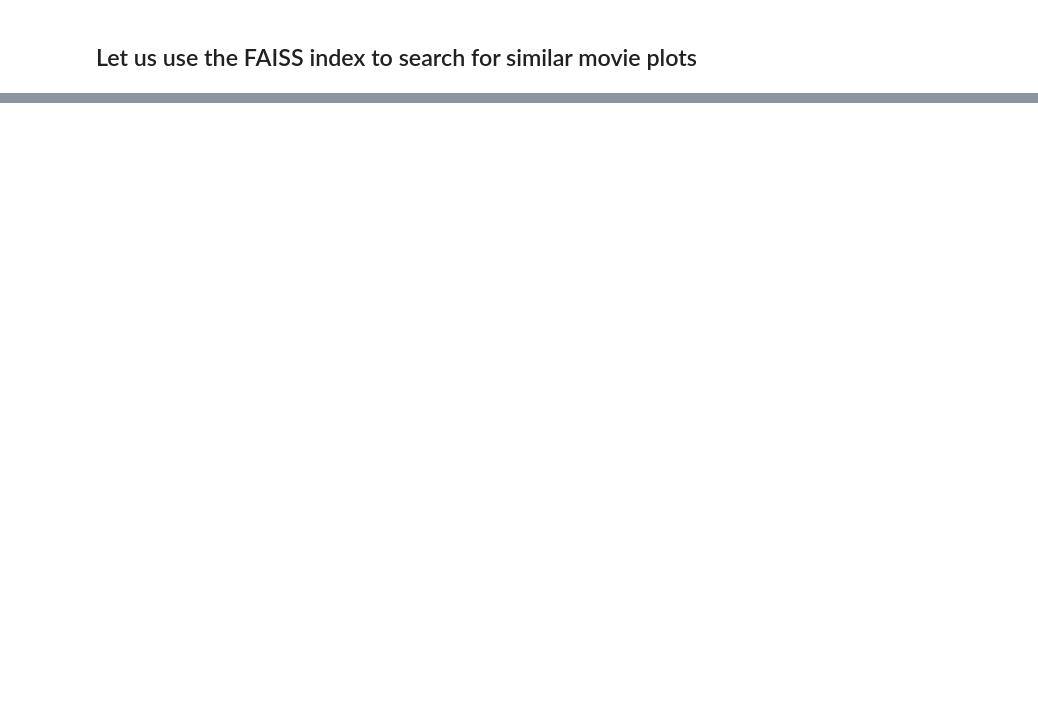
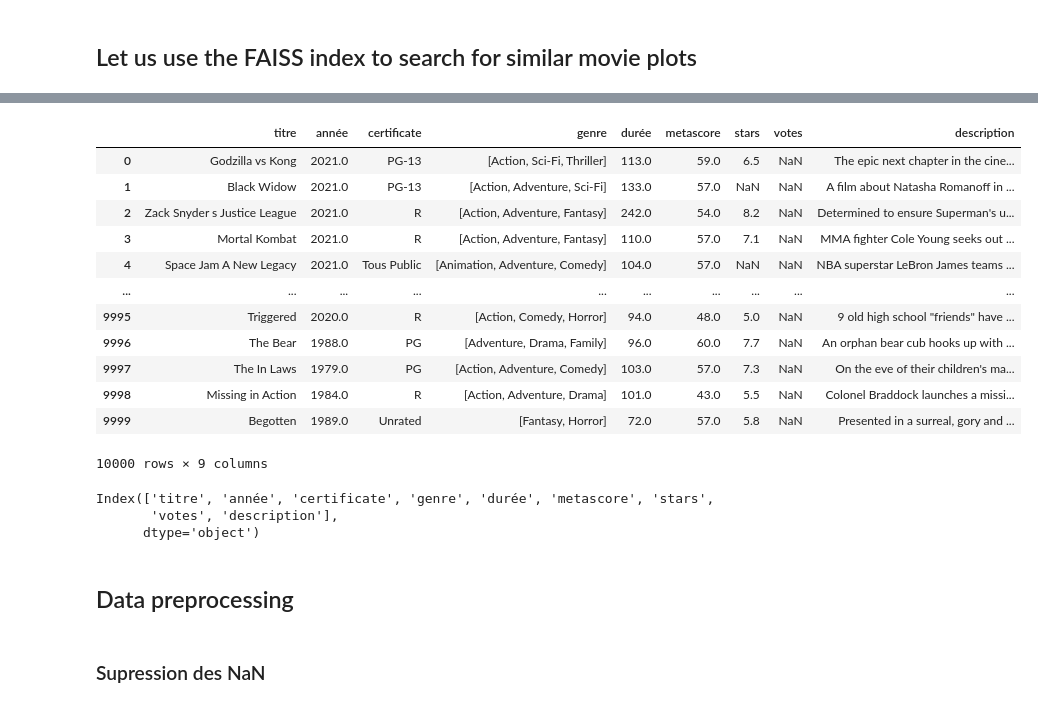
Before and after one commit to ManonDBT/Amelioration_IA, a Jupyter notebook: Nouveau E2 /recommandation_movie.ipynb, the cells around one changed output, grey strips where cells are left out. Saved outputs shown, nothing was run; the diff lists cells and outputs as text; code cells hidden in the pictures; blank space fills up the shorter version.

```diff
--- a/Nouveau E2 /recommandation_movie.ipynb
+++ b/Nouveau E2 /recommandation_movie.ipynb
@@ -149,0 +153,26 @@ search_result
+# %%
+imdb_movies_knn.dropna(subset=["metascore"])
+# %% [output]
+|  | titre | année | certificate | genre | durée | metascore | stars | votes | description |
+| 0 | Godzilla vs Kong | 2021.0 | PG-13 | [Action, Sci-Fi, Thriller] | 113.0 | 59.0 | 6.5 | NaN | The epic next chapter in the cine... |
+| 1 | Black Widow | 2021.0 | PG-13 | [Action, Adventure, Sci-Fi] | 133.0 | 57.0 | NaN | NaN | A film about Natasha Romanoff in ... |
+| 2 | Zack Snyder s Justice League | 2021.0 | R | [Action, Adventure, Fantasy] | 242.0 | 54.0 | 8.2 | NaN | Determined to ensure Superman's u... |
+| 3 | Mortal Kombat | 2021.0 | R | [Action, Adventure, Fantasy] | 110.0 | 57.0 | 7.1 | NaN | MMA fighter Cole Young seeks out ... |
+| 4 | Space Jam A New Legacy | 2021.0 | Tous Public | [Animation, Adventure, Comedy] | 104.0 | 57.0 | NaN | NaN | NBA superstar LeBron James teams ... |
+| ... | ... | ... | ... | ... | ... | ... | ... | ... | ... |
+| 9995 | Triggered | 2020.0 | R | [Action, Comedy, Horror] | 94.0 | 48.0 | 5.0 | NaN | 9 old high school "friends" have ... |
+| 9996 | The Bear | 1988.0 | PG | [Adventure, Drama, Family] | 96.0 | 60.0 | 7.7 | NaN | An orphan bear cub hooks up with ... |
+| 9997 | The In Laws | 1979.0 | PG | [Action, Adventure, Comedy] | 103.0 | 57.0 | 7.3 | NaN | On the eve of their children's ma... |
+| 9998 | Missing in Action | 1984.0 | R | [Action, Adventure, Drama] | 101.0 | 43.0 | 5.5 | NaN | Colonel Braddock launches a missi... |
+| 9999 | Begotten | 1989.0 | Unrated | [Fantasy, Horror] | 72.0 | 57.0 | 5.8 | NaN | Presented in a surreal, gory and ... |
+10000 rows × 9 columns
+# %%
+imdb_movies_knn.columns
+# %% [output]
+Index(['titre', 'année', 'certificate', 'genre', 'durée', 'metascore', 'stars',
+       'votes', 'description'],
+      dtype='object')
+# %% [markdown]
+## Data preprocessing
+# %% [markdown]
+### Supression des NaN
```
Also changed, not shown: parts of 33 cells of this notebook, 2 other files.
